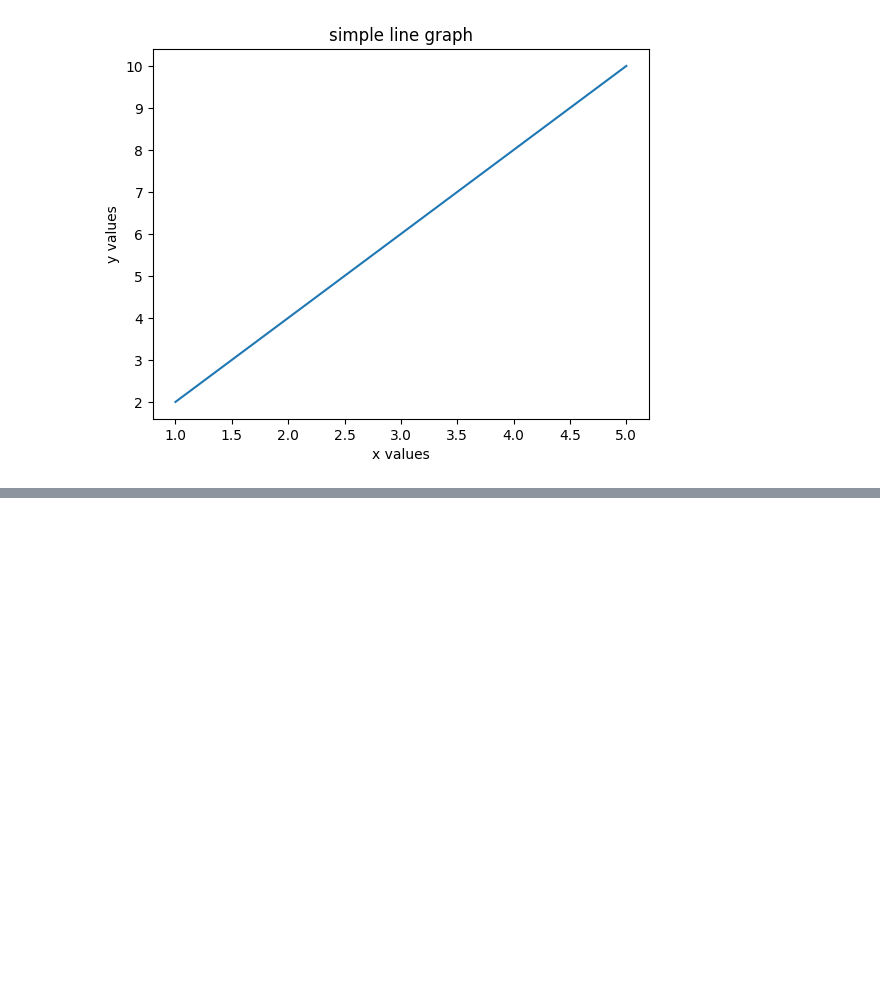
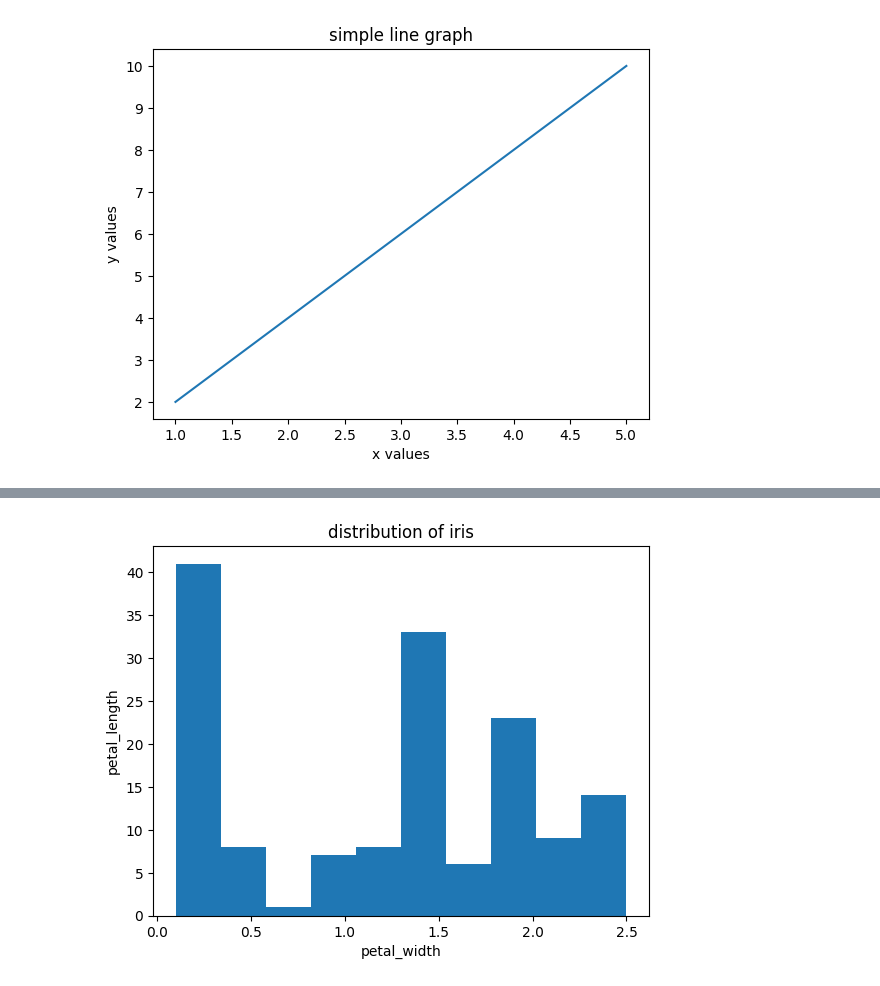
Before and after one commit to sahaln064/python-basics, a Jupyter notebook: untitled.ipynb, the cells around one changed output, grey strips where cells are left out. Cells and saved outputs as stored; diff of their text form; code cells hidden in the pictures; blank space fills up the shorter version.

```diff
--- a/untitled.ipynb
+++ b/untitled.ipynb
@@ -154,0 +179,4 @@ plt.show()
+# %%
+data = pd.read_csv("/content/iris.csv")
+# %%
+iris = data['petal_width'].to_numpy()
@@ -154,0 +187,8 @@ plt.show()
+# %%
+plt.hist(iris)
+plt.xlabel("petal_width")
+plt.ylabel("petal_length")
+plt.title("distribution of iris")
+plt.show()
+# %% [output]
+[figure, added]
```
Also changed, not shown: parts of 8 cells of this notebook.
